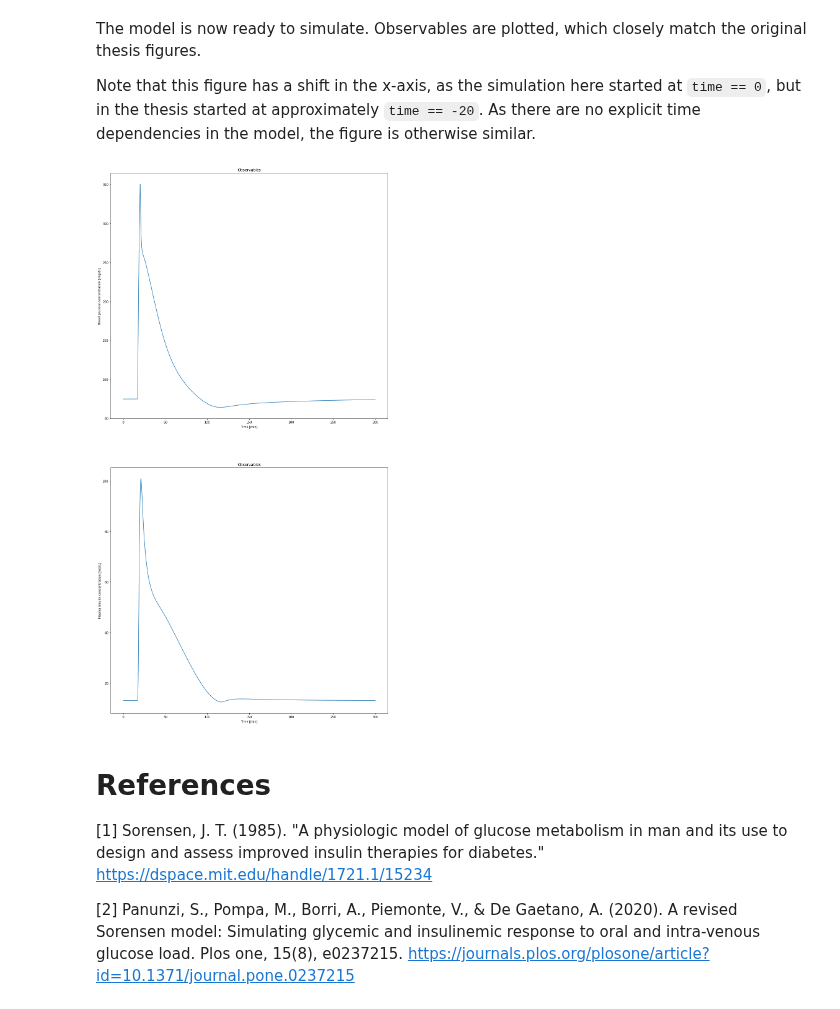
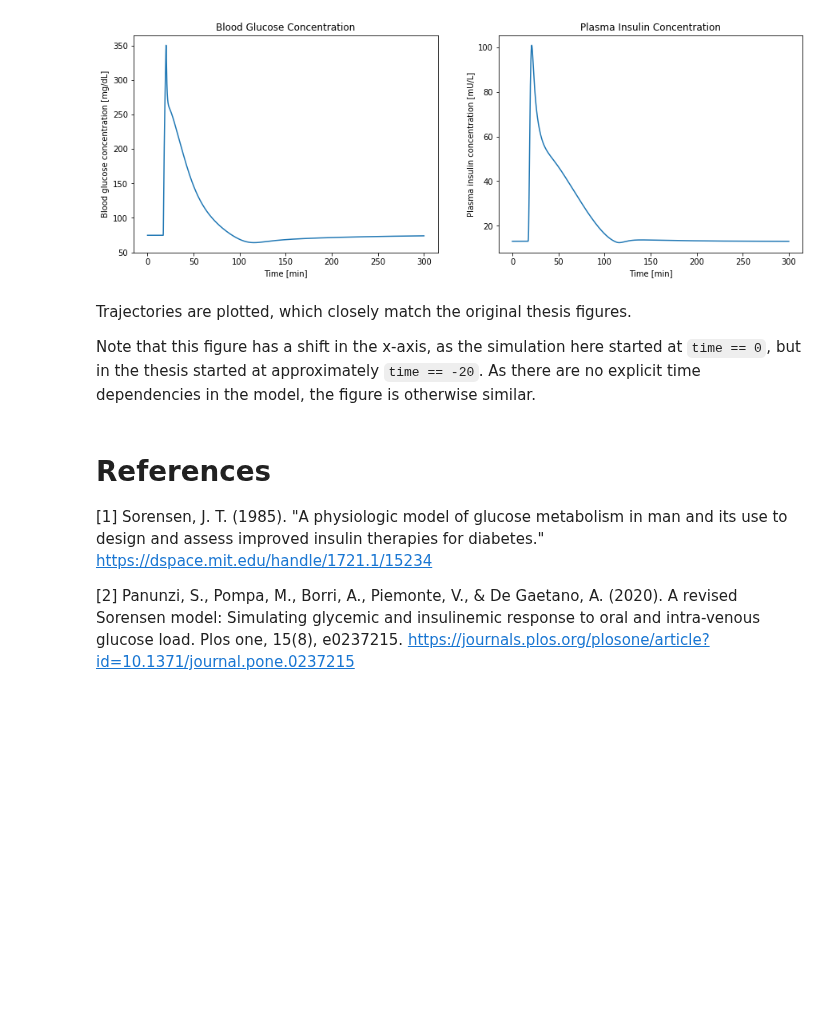
Before and after one commit to yaml2sbml-dev/yaml2sbml, a Jupyter notebook: doc/examples/Sorensen/yaml2sbml_Sorensen.ipynb, the cells around one changed output. Cells and saved outputs as stored; diff of their text form; code cells hidden in the pictures; blank space fills up the shorter version.

Commit message:
Sorensen exaple

```diff
--- a/doc/examples/Sorensen/yaml2sbml_Sorensen.ipynb
+++ b/doc/examples/Sorensen/yaml2sbml_Sorensen.ipynb
@@ -93,43 +59,18 @@ model = model_module.getModel()
+# %%
+%matplotlib inline
+from utils import simulate_and_plot_sorensen
+
+simulate_and_plot_sorensen('Fig71_Sorensen1985.xml')
+# %% [output]
+[figure, added]
 # %% [markdown]
-The model is now ready to simulate. Observables are plotted, which closely match
+Trajectories are plotted, which closely match
 the original thesis figures.
 
 Note that this figure has a shift in the x-axis, as the simulation here
 started at `time == 0`, but in the thesis started at approximately `time == -20`.
 As there are no explicit time dependencies in the model, the figure is
 otherwise similar.
-# %%
-# Simulate.
-model.setTimepoints(np.linspace(0, 300, 3001))
-solver = model.getSolver()
-simulation = amici.runAmiciSimulation(model, solver)
-
-# Reproduce the figure.
-fig, (ax1, ax2) = plt.subplots(2,1, figsize=(16,32))
-
-amici.plotting.plotObservableTrajectories(
-    simulation,
-    observable_indices=[0],
-    model=model,
-    ax=ax1,
-)
-ax1.set_xlabel('Time [min]')
-ax1.set_ylabel(observables['blood_glucose']['name'])
-ax1.get_legend().remove()
-
-amici.plotting.plotObservableTrajectories(
-    simulation,
-    observable_indices=[1],
-    model=model,
-    ax=ax2,
-)
-ax2.set_xlabel('Time [min]')
-ax2.set_ylabel(observables['plasma_insulin']['name'])
-ax2.get_legend().remove()
-
-plt.show()
-# %% [output]
-[figure, removed]
 # %% [markdown]
 # References
 
```
Also changed, not shown: parts of 15 cells of this notebook, 2 other files.
